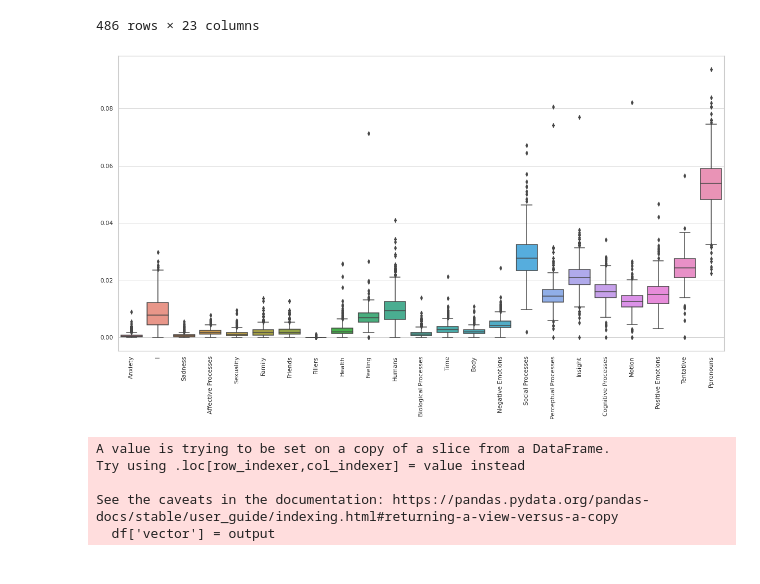
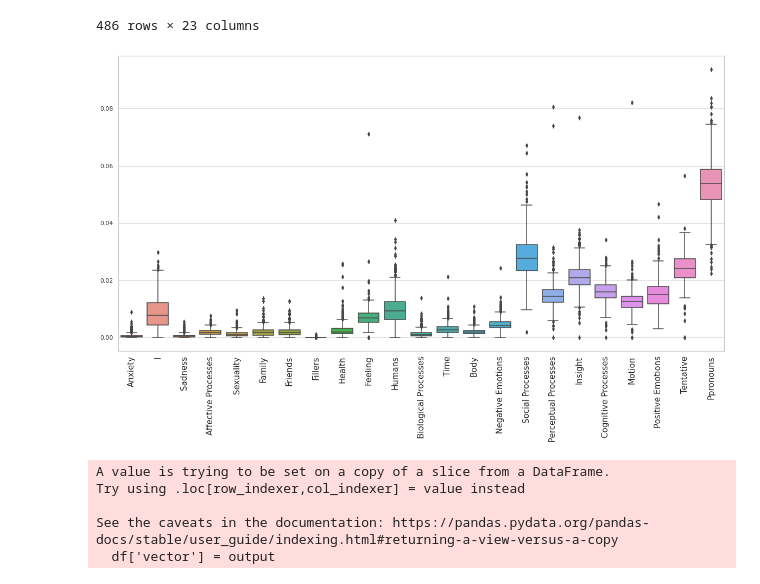
Before and after one commit to tramyynt/master-thesis, a Jupyter notebook: lexicon_models.ipynb, the cells around one changed output. Cells and saved outputs as stored; diff of their text form; code cells hidden in the pictures.

```diff
--- a/lexicon_models.ipynb
+++ b/lexicon_models.ipynb
@@ -296,12 +324,14 @@ X_liwc_alike2
 # %%
 #visualize the vector
 sns.set(style="whitegrid")
 plt.figure(figsize=(20,10))
 ax = sns.boxplot(data=X_liwc_alike2)
 plt.xticks(rotation=90)
-plt.savefig(os.path.join(HOME_DIR,'boxplot_liwc_alike.pdf'))
+#change size of tick labels
+plt.tick_params(axis='x', which='major', labelsize=15)
+plt.savefig(os.path.join(HOME_DIR,'boxplot_liwc_alike.pdf'), bbox_inches = 'tight')
 # %% [output]
-[figure, old version]
+[figure, new version]
 # %%
 X_liwc2, y_liwc2 = extract_feature(data_input, input, 'liwc')
 # %% [output]
```
Also changed, not shown: parts of 9 cells of this notebook, 2 other files.
